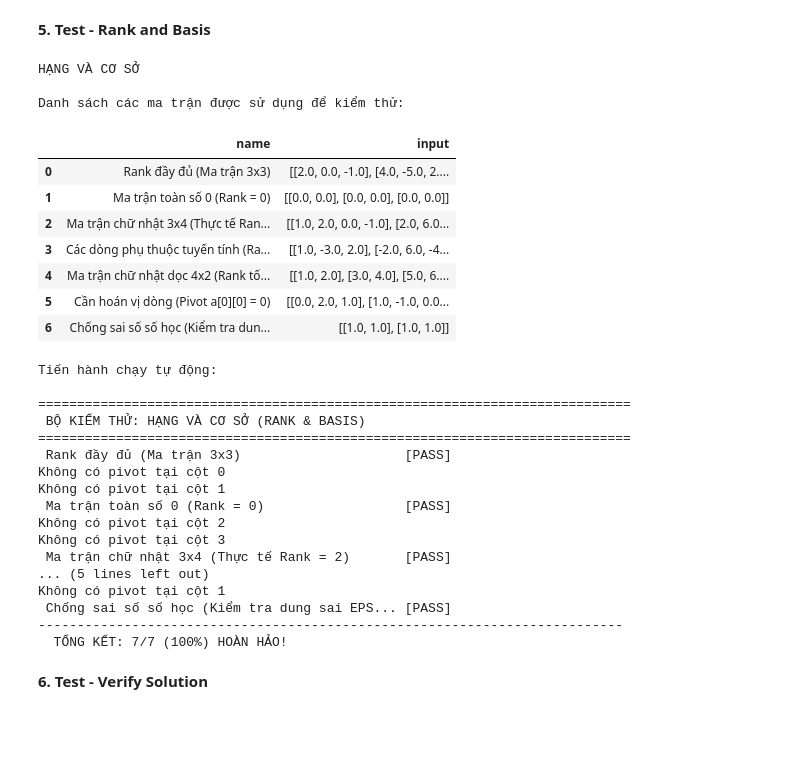
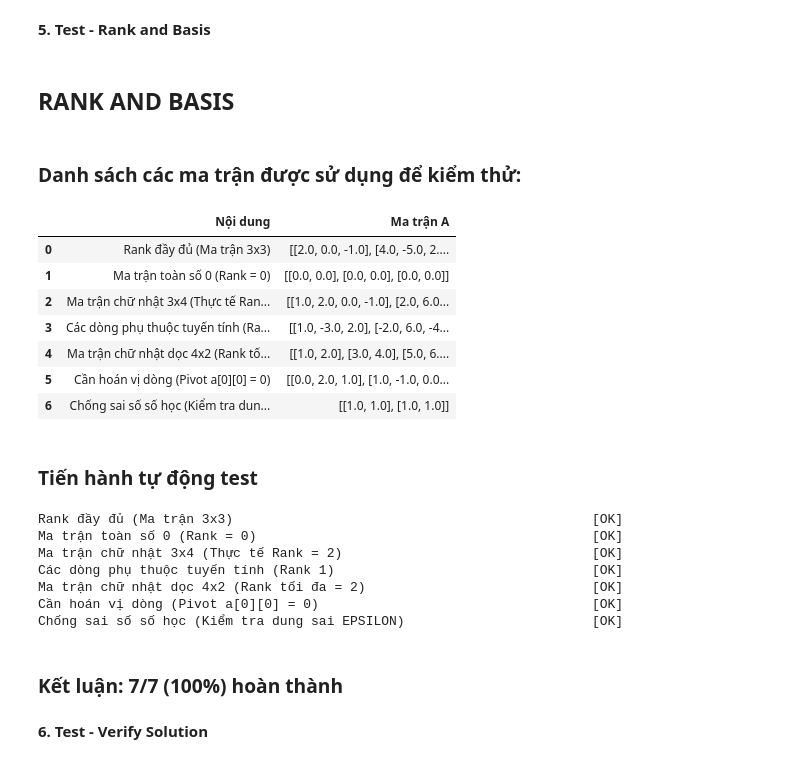
Before and after one commit to ImSoul0511/TUDTK_Project_1_Group_14_24CTT2, a Jupyter notebook: part1/part1_demo.ipynb, the cells around one changed output. Cells and saved outputs as stored; diff of their text form; code cells hidden in the pictures; blank space fills up the shorter version.

```diff
--- a/part1/part1_demo.ipynb
+++ b/part1/part1_demo.ipynb
@@ -473,47 +436,42 @@ Không có pivot tại cột 1
 # %% [markdown]
 **5. Test - Rank and Basis**
 # %%
-print(f"\n{AutoTestReporter.COLOR_WARNING}{AutoTestReporter.STYLE_BOLD}HẠNG VÀ CƠ SỞ{AutoTestReporter.STYLE_RESET}")
-
-
-print("\nDanh sách các ma trận được sử dụng để kiểm thử:")
+display(Markdown("## RANK AND BASIS"))
+display(Markdown("### Danh sách các ma trận được sử dụng để kiểm thử: "))
 df_rank_and_basis_tests = pd.DataFrame(RANK_BASIS_TEST_CASES)
-columns_to_show = ['name', 'input']
+columns_to_show = ['Nội dung', 'Ma trận A']
 valid_columns = [col for col in columns_to_show if col in df_rank_and_basis_tests.columns]
 
-display(df_rank_and_basis_tests[valid_columns].style.set_properties(**{'text-align': 'left', 'border': '1px solid #ddd'}))
+display(
+    df_rank_and_basis_tests[valid_columns].style.set_properties(
+        **{'text-align': 'left', 'border': '1px solid #ddd'}
+    ).set_table_styles([
+        {'selector': 'th', 'props': [('text-align', 'left'), ('border', '1px solid #ddd')]}
+    ])
+)
 
-print("\nTiến hành chạy tự động:")
+display(Markdown("### Tiến hành tự động test"))
 verify_test_rank_and_basis(RANK_BASIS_TEST_CASES)
 # %% [output]
+## RANK AND BASIS
+### Danh sách các ma trận được sử dụng để kiểm thử:
+|  | Nội dung | Ma trận A |
+| 0 | Rank đầy đủ (Ma trận 3x3) | [[2.0, 0.0, -1.0], [4.0, -5.0, 2.... |
+| 1 | Ma trận toàn số 0 (Rank = 0) | [[0.0, 0.0], [0.0, 0.0], [0.0, 0.0]] |
+| 2 | Ma trận chữ nhật 3x4 (Thực tế Ran... | [[1.0, 2.0, 0.0, -1.0], [2.0, 6.0... |
+| 3 | Các dòng phụ thuộc tuyến tính (Ra... | [[1.0, -3.0, 2.0], [-2.0, 6.0, -4... |
+| 4 | Ma trận chữ nhật dọc 4x2 (Rank tố... | [[1.0, 2.0], [3.0, 4.0], [5.0, 6.... |
+| 5 | Cần hoán vị dòng (Pivot a[0][0] = 0) | [[0.0, 2.0, 1.0], [1.0, -1.0, 0.0... |
+| 6 | Chống sai số số học (Kiểm tra dun... | [[1.0, 1.0], [1.0, 1.0]] |
+### Tiến hành tự động test
-HẠNG VÀ CƠ SỞ
-
-Danh sách các ma trận được sử dụng để kiểm thử:
+Rank đầy đủ (Ma trận 3x3)                                              [OK]
+Ma trận toàn số 0 (Rank = 0)                                           [OK]
+Ma trận chữ nhật 3x4 (Thực tế Rank = 2)                                [OK]
+Các dòng phụ thuộc tuyến tính (Rank 1)                                 [OK]
+Ma trận chữ nhật dọc 4x2 (Rank tối đa = 2)                             [OK]
+Cần hoán vị dòng (Pivot a[0][0] = 0)                                   [OK]
+Chống sai số số học (Kiểm tra dung sai EPSILON)                        [OK]
-|  | name | input |
-| 0 | Rank đầy đủ (Ma trận 3x3) | [[2.0, 0.0, -1.0], [4.0, -5.0, 2.... |
-| 1 | Ma trận toàn số 0 (Rank = 0) | [[0.0, 0.0], [0.0, 0.0], [0.0, 0.0]] |
-| 2 | Ma trận chữ nhật 3x4 (Thực tế Ran... | [[1.0, 2.0, 0.0, -1.0], [2.0, 6.0... |
-| 3 | Các dòng phụ thuộc tuyến tính (Ra... | [[1.0, -3.0, 2.0], [-2.0, 6.0, -4... |
-| 4 | Ma trận chữ nhật dọc 4x2 (Rank tố... | [[1.0, 2.0], [3.0, 4.0], [5.0, 6.... |
-| 5 | Cần hoán vị dòng (Pivot a[0][0] = 0) | [[0.0, 2.0, 1.0], [1.0, -1.0, 0.0... |
-| 6 | Chống sai số số học (Kiểm tra dun... | [[1.0, 1.0], [1.0, 1.0]] |
-Tiến hành chạy tự động:
-
-============================================================================
- BỘ KIỂM THỬ: HẠNG VÀ CƠ SỞ (RANK & BASIS)
-============================================================================
- Rank đầy đủ (Ma trận 3x3)                     [PASS]
-Không có pivot tại cột 0
-Không có pivot tại cột 1
- Ma trận toàn số 0 (Rank = 0)                  [PASS]
-Không có pivot tại cột 2
-Không có pivot tại cột 3
- Ma trận chữ nhật 3x4 (Thực tế Rank = 2)       [PASS]
-... (5 lines left out)
-Không có pivot tại cột 1
- Chống sai số số học (Kiểm tra dung sai EPS... [PASS]
----------------------------------------------------------------------------
-  TỔNG KẾT: 7/7 (100%) HOÀN HẢO!
+### Kết luận: 7/7 (100%) hoàn thành
 # %% [markdown]
 **6. Test - Verify Solution**
 # %%
```
Also changed, not shown: parts of 10 cells of this notebook, 8 other files.
